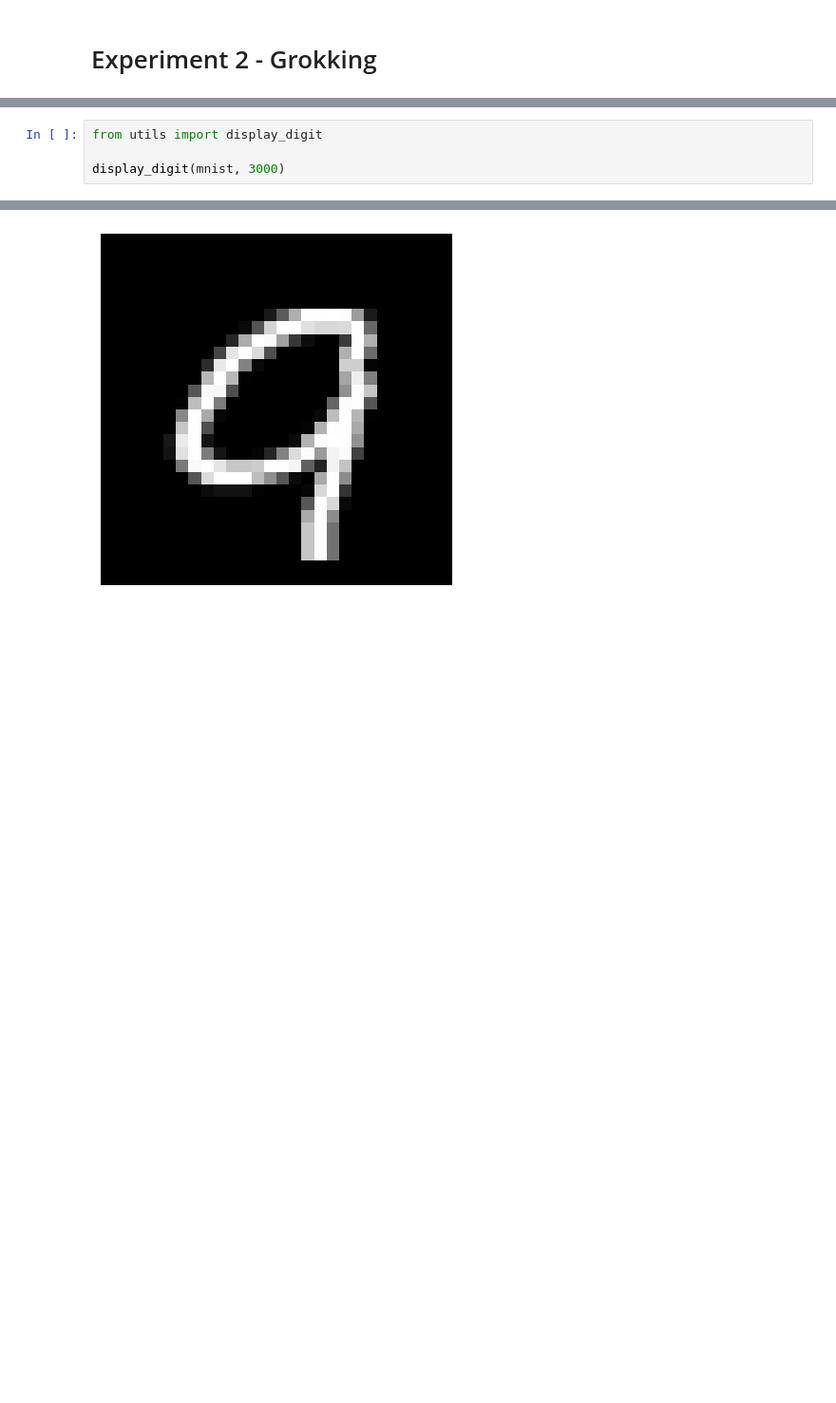
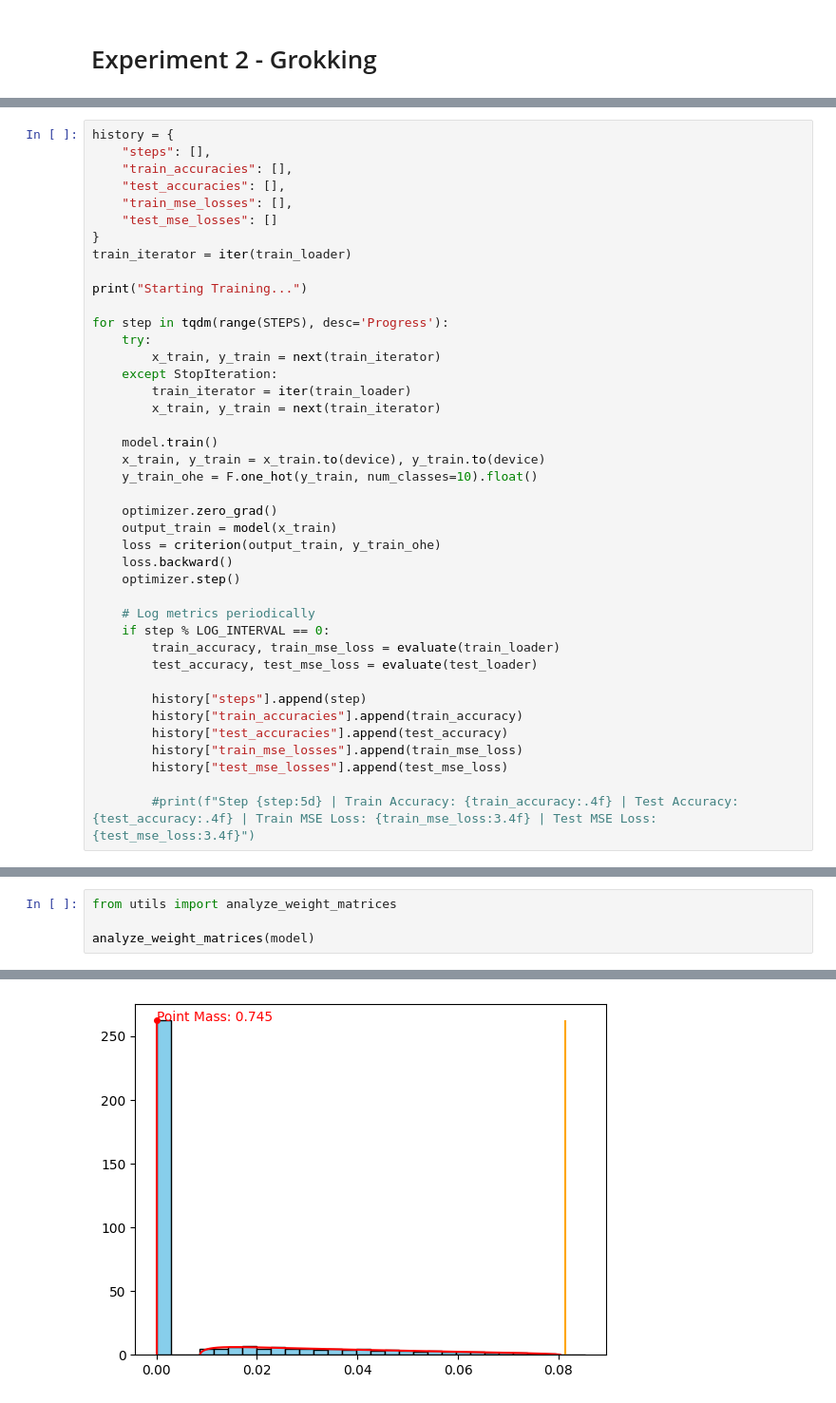
Before and after one commit to xnell90/rmt, a Jupyter notebook: Experiment 2 - Grokking.ipynb, the cells around one changed output, grey strips where cells are left out. Shown at 95% size. Saved outputs shown, nothing was run; the diff lists cells and outputs as text; blank space fills up the shorter version.

```diff
--- a/Experiment 2 - Grokking.ipynb
+++ b/Experiment 2 - Grokking.ipynb
@@ -33,0 +108,41 @@ mnist
+# %%
+history = {
+    "steps": [],
+    "train_accuracies": [],
+    "test_accuracies": [],
+    "train_mse_losses": [],
+    "test_mse_losses": []
+}
+train_iterator = iter(train_loader)
+
+print("Starting Training...")
+
+for step in tqdm(range(STEPS), desc='Progress'):
+    try:
+        x_train, y_train = next(train_iterator)
+    except StopIteration:
+        train_iterator = iter(train_loader)
+        x_train, y_train = next(train_iterator)
+
+    model.train()
+    x_train, y_train = x_train.to(device), y_train.to(device)
+    y_train_ohe = F.one_hot(y_train, num_classes=10).float()
+
+    optimizer.zero_grad()
+    output_train = model(x_train)
+    loss = criterion(output_train, y_train_ohe)
+    loss.backward()
+    optimizer.step()
+
+    # Log metrics periodically
+    if step % LOG_INTERVAL == 0:
+        train_accuracy, train_mse_loss = evaluate(train_loader)
+        test_accuracy, test_mse_loss = evaluate(test_loader)
+
+        history["steps"].append(step)
+        history["train_accuracies"].append(train_accuracy)
+        history["test_accuracies"].append(test_accuracy)
+        history["train_mse_losses"].append(train_mse_loss)
+        history["test_mse_losses"].append(test_mse_loss)
+
+        #print(f"Step {step:5d} | Train Accuracy: {train_accuracy:.4f} | Test Accuracy: {test_accuracy:.4f} | Train MSE Loss: {train_mse_loss:3.4f} | Test MSE Loss: {test_mse_loss:3.4f}")
@@ -34,5 +175,5 @@ mnist
 # %%
-from utils import display_digit
+from utils import analyze_weight_matrices
 
-display_digit(mnist, 3000)
+analyze_weight_matrices(model)
 # %% [output]
@@ -39 +181 @@ display_digit(mnist, 3000)
-[figure, old version]
+[figure, new version]
```
Also changed, not shown: parts of 28 cells of this notebook, 4 other files.
